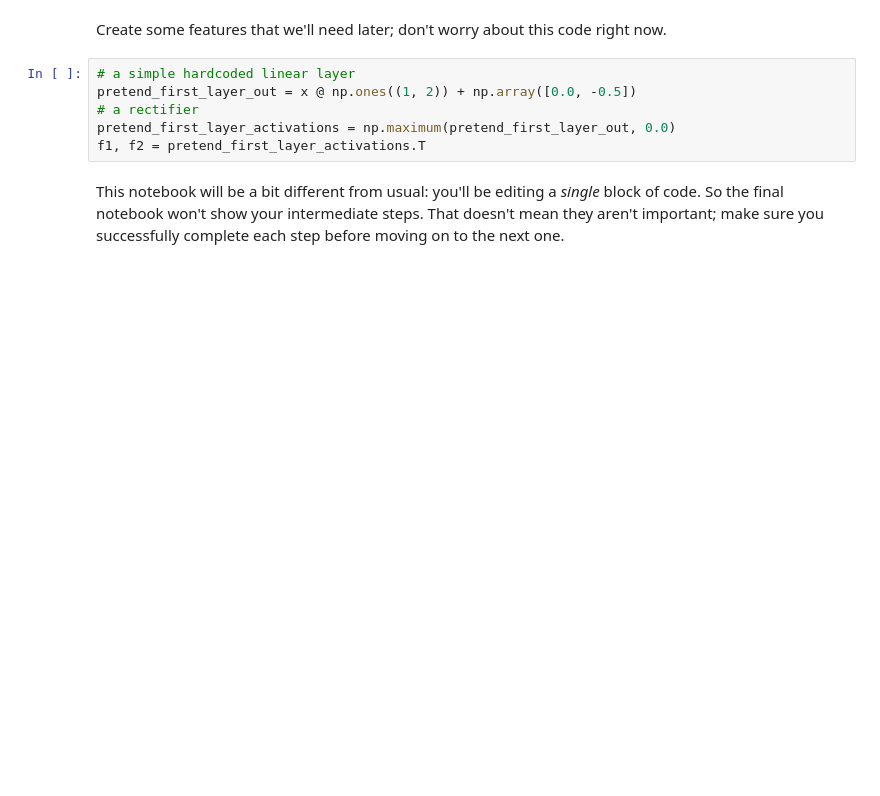
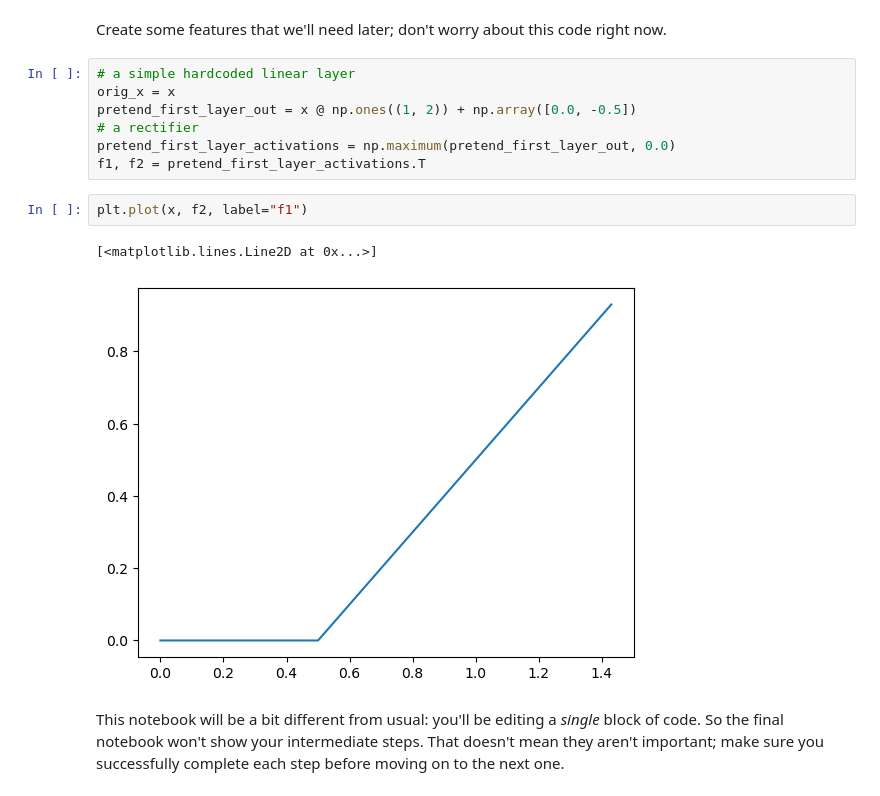
Before and after one commit to Calvin-Data-Science/cs375-376-public, a Jupyter notebook: notebooks/u04n2-linreg-manual.ipynb, the cells around one changed output. Cells and saved outputs as stored; diff of their text form; blank space fills up the shorter version.

```diff
--- a/notebooks/u04n2-linreg-manual.ipynb
+++ b/notebooks/u04n2-linreg-manual.ipynb
@@ -42,10 +42,16 @@ print(x.shape, y_true.shape)
 Create some features that we'll need later; don't worry about this code right now.
 # %%
 # a simple hardcoded linear layer
+orig_x = x
 pretend_first_layer_out = x @ np.ones((1, 2)) + np.array([0.0, -0.5])
 # a rectifier
 pretend_first_layer_activations = np.maximum(pretend_first_layer_out, 0.0)
 f1, f2 = pretend_first_layer_activations.T
+# %%
+plt.plot(x, f2, label="f1")
+# %% [output]
+[<matplotlib.lines.Line2D at 0x...>]
+[figure, added]
 # %% [markdown]
 This notebook will be a bit different from usual: you'll be editing a *single* block of code. So the final notebook won't show your intermediate steps. That doesn't mean they aren't important; make sure you successfully complete each step before moving on to the next one.
 # %%
```
Also changed, not shown: parts of 7 cells of this notebook.
